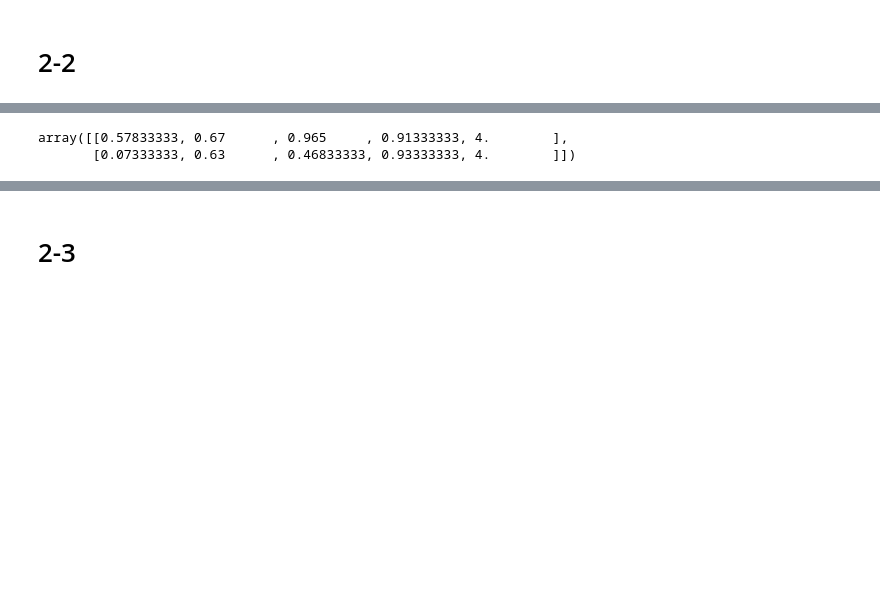
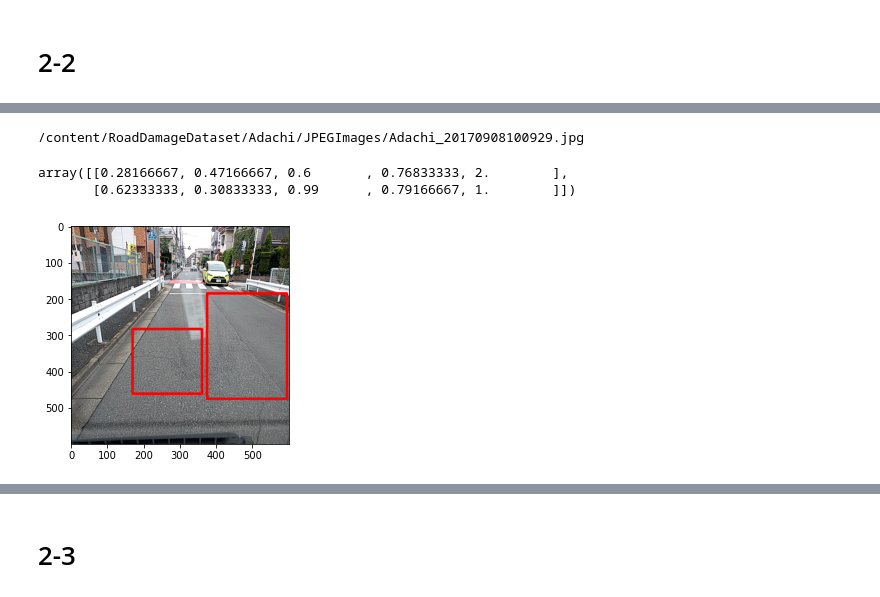
Before and after one commit to plue1011/ObjectDetection, a Jupyter notebook: SSD.ipynb, the cells around one changed output, grey strips where cells are left out. Cells and saved outputs as stored; diff of their text form; code cells hidden in the pictures; blank space fills up the shorter version.

```diff
--- a/SSD.ipynb
+++ b/SSD.ipynb
@@ -188,15 +250,20 @@ class Anno_xml2list(object):
 # %%
+damageTypes=["D00", "D01", "D10", "D11", "D20", "D40", "D43", "D44"]
+
 # 動作確認
 transform_anno = Anno_xml2list(damageTypes)
 
 # 画像の読み込み OpenCVを使用
-ind = 3
-image_file_path = val_img_list[ind]
+index = 0
+image_file_path = train_img_list[index]
+print(image_file_path)
+# Adachi_20170908100929.jpg
 img = cv2.imread(image_file_path)  # [高さ][幅][色BGR]
 height, width, channels = img.shape  # 画像のサイズを取得
 
 # アノテーションをリストで表示
-transform_anno(val_anno_list[ind], width, height)
+transform_anno(train_anno_list[index], width, height)
 # %% [output]
-array([[0.57833333, 0.67      , 0.965     , 0.91333333, 4.        ],
-       [0.07333333, 0.63      , 0.46833333, 0.93333333, 4.        ]])
+/content/RoadDamageDataset/Adachi/JPEGImages/Adachi_20170908100929.jpg
+array([[0.28166667, 0.47166667, 0.6       , 0.76833333, 2.        ],
+       [0.62333333, 0.30833333, 0.99      , 0.79166667, 1.        ]])
@@ -647,0 +270,15 @@ class DataTransform():
+# %%
+anno_info = transform_anno(train_anno_list[index], width, height)
+# anno_info  = [[170, 284, 361, 462], [375, 186, 595, 476]]
+for anno in anno_info:
+    xmin, ymin, xmax, ymax = anno[:4]
+    xmin *= width
+    xmax *= width
+    ymin *= height
+    ymax *= height
+
+    cv2.rectangle(img, (int(xmin), int(ymin)), (int(xmax), int(ymax)), (0,0,255), 5)
+plt.imshow(cv2.cvtColor(img, cv2.COLOR_BGR2RGB))
+plt.show()
+# %% [output]
+[figure, added]
```
Also changed, not shown: parts of 18 cells of this notebook.
